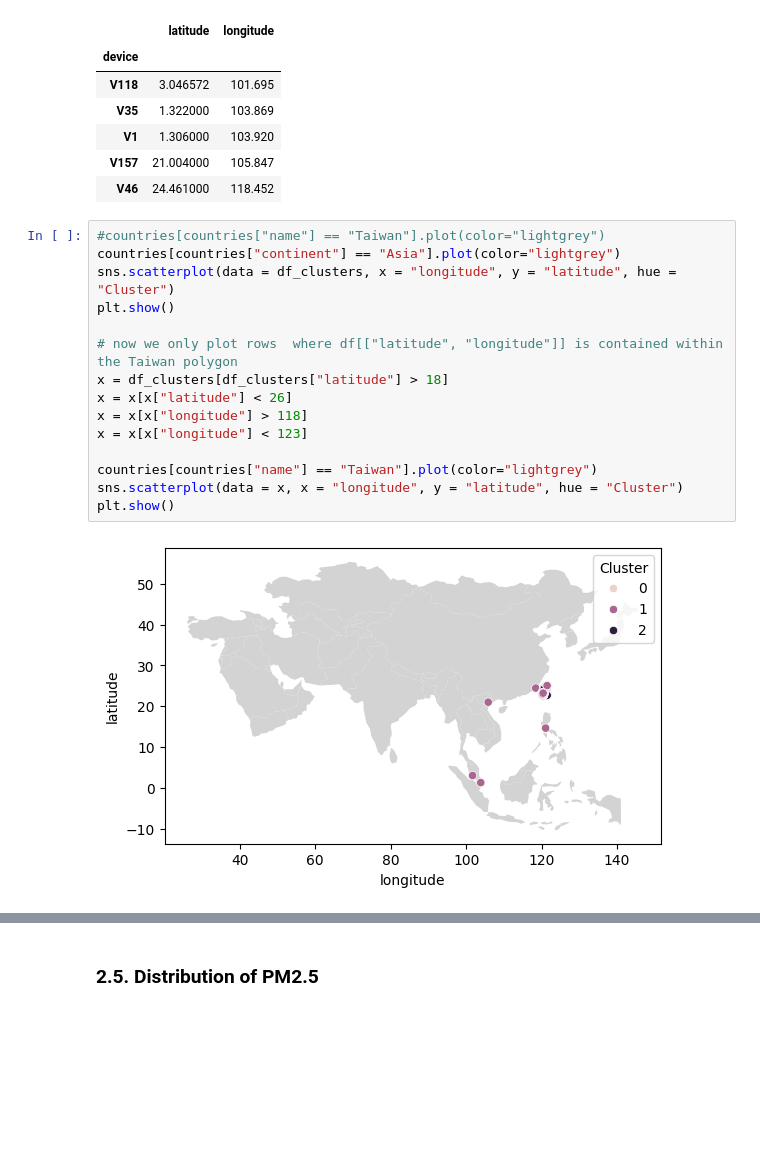
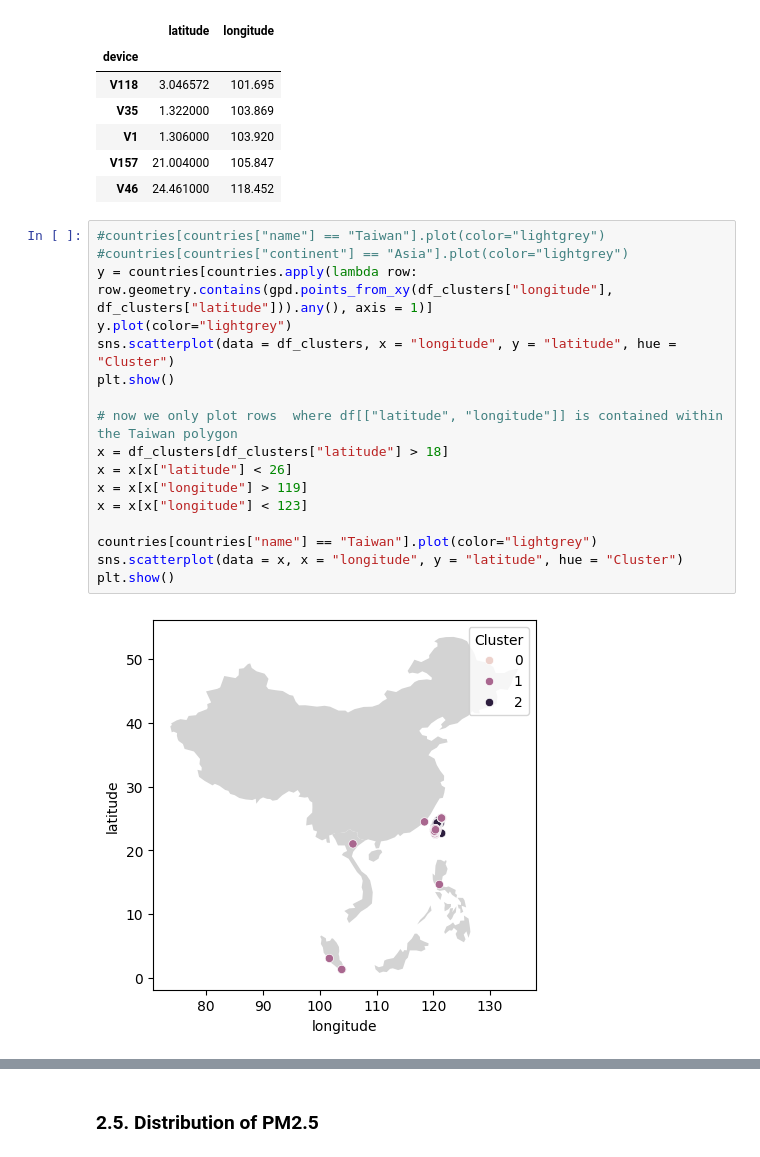
Before and after one commit to Gogonemnem/ensai-assignments, a Jupyter notebook: python_notebooks/explore.ipynb, the cells around one changed output, grey strips where cells are left out. Saved outputs shown, nothing was run; the diff lists cells and outputs as text; blank space fills up the shorter version.

Commit message:
Better plot of continent (only desired countries)

```diff
--- a/python_notebooks/explore.ipynb
+++ b/python_notebooks/explore.ipynb
@@ -217,18 +217,20 @@ display(locations.sort_values("longitude").head())
 | V46 | 24.461000 | 118.452 |
 # %%
 #countries[countries["name"] == "Taiwan"].plot(color="lightgrey")
-countries[countries["continent"] == "Asia"].plot(color="lightgrey")
+#countries[countries["continent"] == "Asia"].plot(color="lightgrey")
+y = countries[countries.apply(lambda row: row.geometry.contains(gpd.points_from_xy(df_clusters["longitude"], df_clusters["latitude"])).any(), axis = 1)]
+y.plot(color="lightgrey")
 sns.scatterplot(data = df_clusters, x = "longitude", y = "latitude", hue = "Cluster")
 plt.show()
 
 # now we only plot rows  where df[["latitude", "longitude"]] is contained within the Taiwan polygon
 x = df_clusters[df_clusters["latitude"] > 18]
 x = x[x["latitude"] < 26]
-x = x[x["longitude"] > 118]
+x = x[x["longitude"] > 119]
 x = x[x["longitude"] < 123]
 
 countries[countries["name"] == "Taiwan"].plot(color="lightgrey")
 sns.scatterplot(data = x, x = "longitude", y = "latitude", hue = "Cluster")
 plt.show()
 # %% [output]
-[figure, old version]
+[figure, new version]
```
Also changed, not shown: parts of 1 cell of this notebook.
